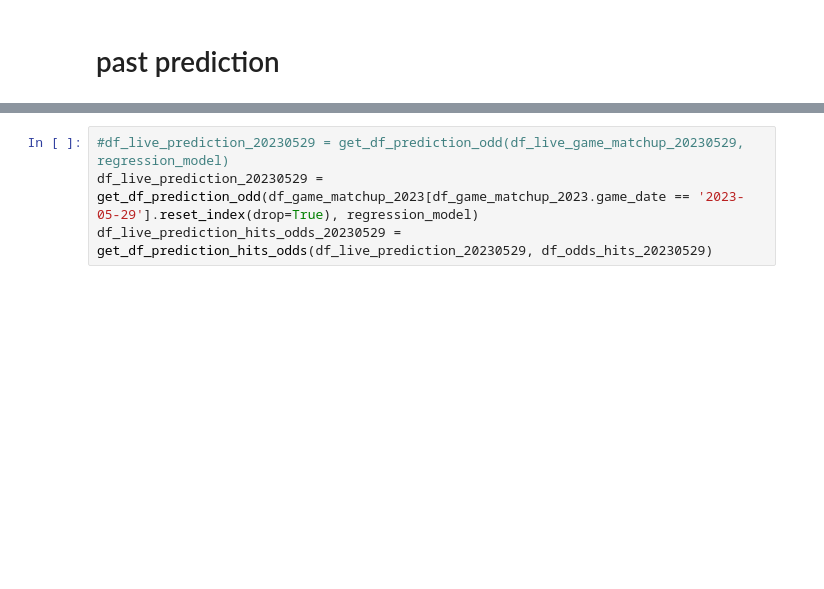
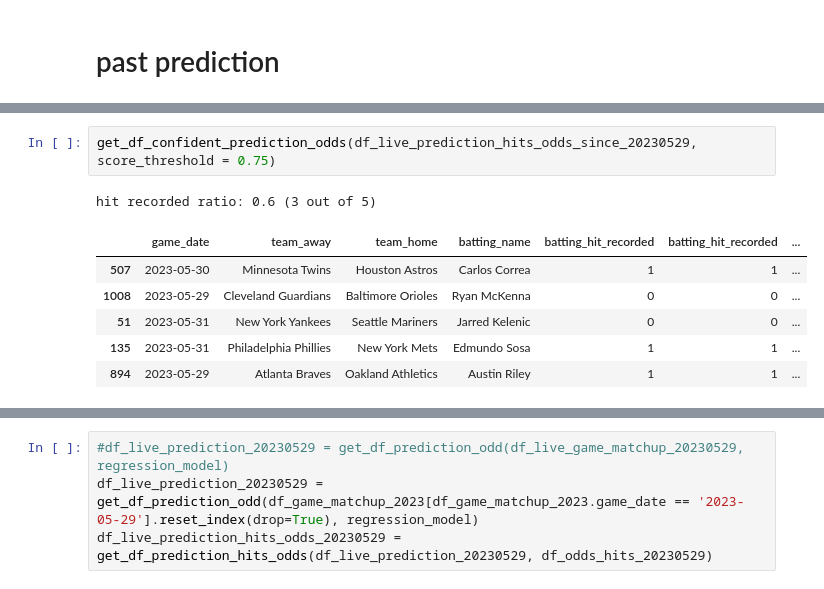
Before and after one commit to sculd/mlb-props, a Jupyter notebook: sandbox_live_bet.ipynb, the cells around one changed output, grey strips where cells are left out. Cells and saved outputs as stored; diff of their text form; blank space fills up the shorter version.

```diff
--- a/sandbox_live_bet.ipynb
+++ b/sandbox_live_bet.ipynb
@@ -126,0 +140,10 @@ hit recorded ratio: 0.16666666666666666 (1 out of 6)
+# %%
+get_df_confident_prediction_odds(df_live_prediction_hits_odds_since_20230529, score_threshold = 0.75)
+# %% [output]
+hit recorded ratio: 0.6 (3 out of 5)
+|  | game_date | team_away | team_home | batting_name | batting_hit_recorded | batting_hit_recorded | ... |
+| 507 | 2023-05-30 | Minnesota Twins | Houston Astros | Carlos Correa | 1 | 1 | ... |
+| 1008 | 2023-05-29 | Cleveland Guardians | Baltimore Orioles | Ryan McKenna | 0 | 0 | ... |
+| 51 | 2023-05-31 | New York Yankees | Seattle Mariners | Jarred Kelenic | 0 | 0 | ... |
+| 135 | 2023-05-31 | Philadelphia Phillies | New York Mets | Edmundo Sosa | 1 | 1 | ... |
+| 894 | 2023-05-29 | Atlanta Braves | Oakland Athletics | Austin Riley | 1 | 1 | ... |
```
Also changed, not shown: parts of 7 cells of this notebook.
